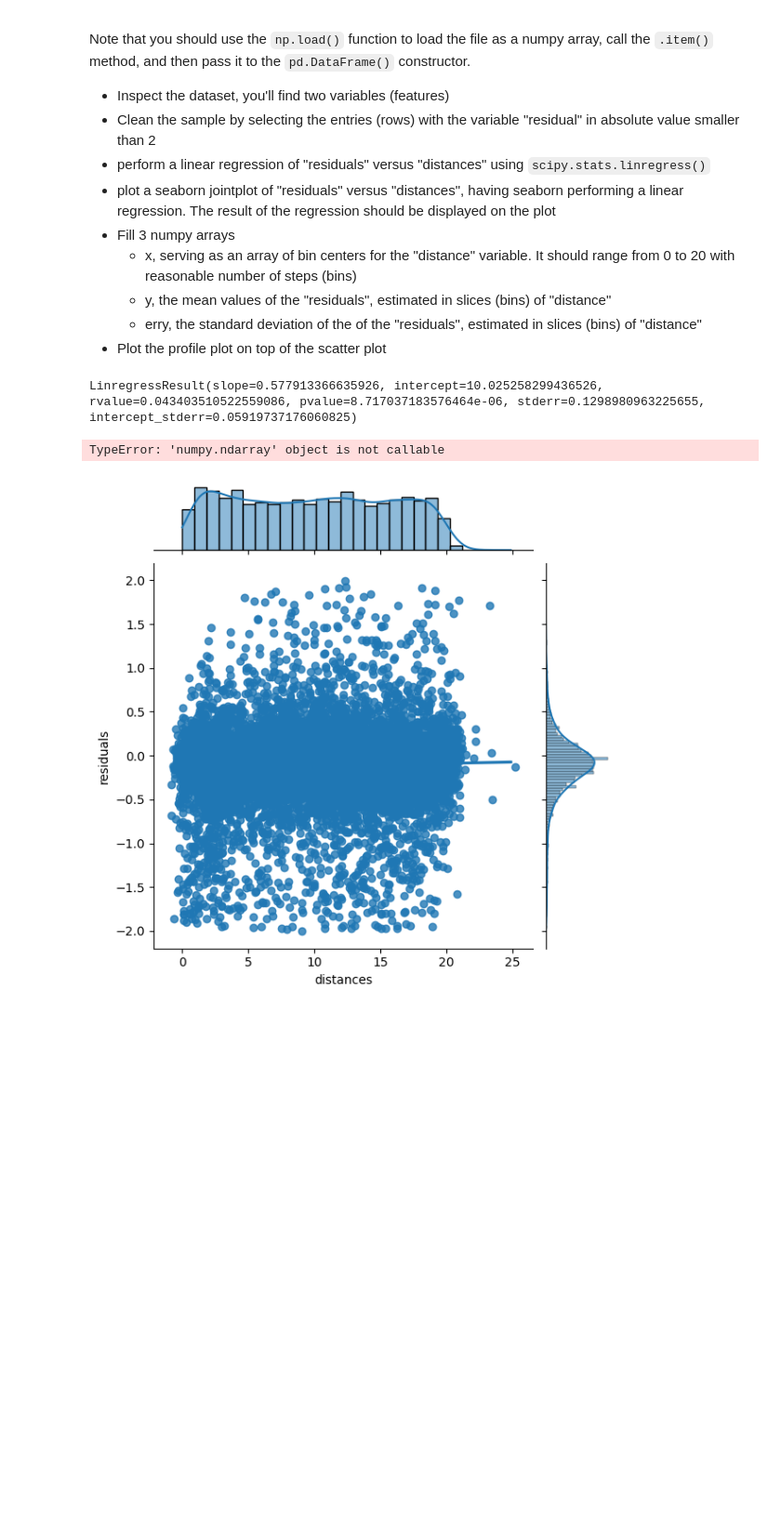
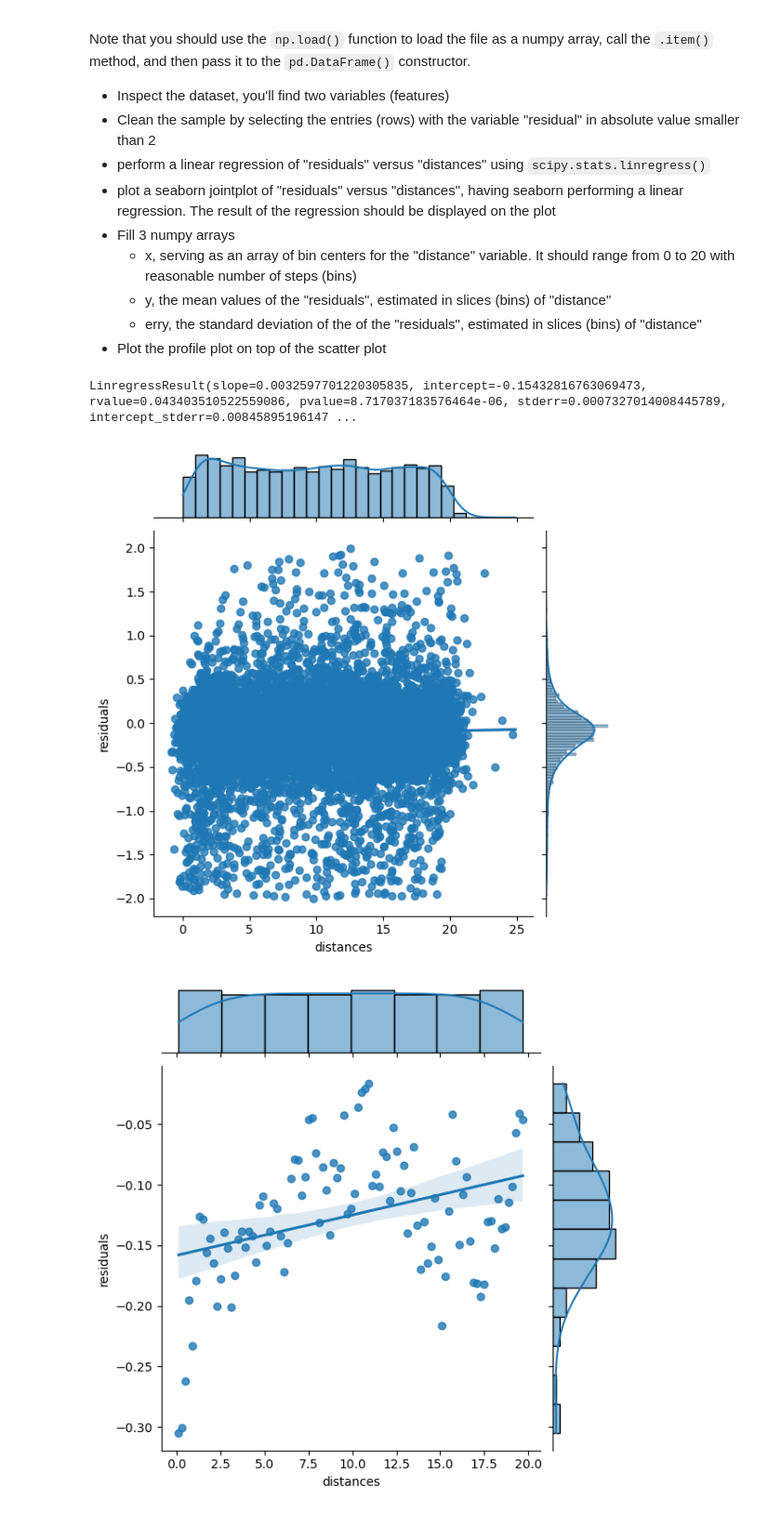
Before and after one commit to LeoPi314/LaboratoryOfComputationalPhysics_Y7, a Jupyter notebook: 07ex_Visualization.ipynb, the cells around one changed output. Shown at 93% size. Saved outputs shown, nothing was run; the diff lists cells and outputs as text; code cells hidden in the pictures; blank space fills up the shorter version.

```diff
--- a/07ex_Visualization.ipynb
+++ b/07ex_Visualization.ipynb
@@ -174,22 +174,53 @@ Note that you should use the `np.load()` function to load the file as a numpy ar
   * y, the mean values of the "residuals", estimated in slices (bins) of "distance"
   * erry, the standard deviation of the  of the "residuals", estimated in slices (bins) of "distance"
 * Plot the profile plot on top of the scatter plot
-# %%
-df_261 = pd.DataFrame(np.load('residuals_261.npy', allow_pickle=True).item())
-cleared = df_261[np.abs(df_261['residuals']) < 2]
-#cleared
-parameters = sps.linregress(cleared['residuals'], cleared['distances'])
-print(parameters)
-import seaborn as sns
-sns.jointplot(x="distances", y="residuals", x_jitter= 1.0, data=cleared, kind='reg')
-# last two points
-min_b= 0.0
-max_b= 20.0
-n_bin = 200
-b_width = 2.0*n_bin
-x = np.arange(min_b, max_b, n_bin) + (max_b -min_b)/b_width
-y = np.array([ np.sum( cleared[clear['distances'] > ([i] - b_width)][clear['distances'] < ([i] + b_width)]['distances']) for i in range(n_bin)])
-# %% [output]
-LinregressResult(slope=0.577913366635926, intercept=10.025258299436526, rvalue=0.043403510522559086, pvalue=8.717037183576464e-06, stderr=0.1298980963225655, intercept_stderr=0.05919737176060825)
-TypeError: 'numpy.ndarray' object is not callable
-[figure, removed]
+# %%
+df_261 = pd.DataFrame(np.load('residuals_261.npy', allow_pickle=True).item())
+cleared = df_261[np.abs(df_261['residuals']) < 2]
+#cleared
+parameters = sps.linregress(cleared['distances'], cleared['residuals'])
+print(parameters)
+import seaborn as sns
+sns.jointplot(x="distances", y="residuals", x_jitter= 1.0, data=cleared, kind='reg')
+# last two points
+min_b= 0.0
+max_b= 20.0
+n_bin = 100
+b_width = (max_b -min_b)/(n_bin)
+x = np.arange(min_b, max_b, b_width)
+x_centroid = x[0:-1:] + b_width/2.0
+y = np.array([ np.mean( cleared[(cleared['distances'] > (x[i] - b_width)) * (cleared['distances'] < (x[i] + b_width))]['residuals'] ) for i in range(n_bin-1) ])
+erry = np.array([ np.std( cleared[(cleared['distances'] > (x[i] - b_width)) * (cleared['distances'] < (x[i] + b_width))]['residuals'] ) for i in range(n_bin-1) ])
+x_bins = np.array([ ( cleared[(cleared['distances'] > (x[i] - b_width)) * (cleared['distances'] < (x[i] + b_width))]['distances'] ).shape[0] for i in range(n_bin-1) ])
+if ( not np.all(x_bins) ) : print( 'There are empty bins')
+
+# profile plot of the scatter plot (?)
+plot_data= pd.DataFrame(zip(x_centroid, y, erry), columns=['distances','residuals','std'], index=np.arange(1, n_bin))
+# g = sns.jointplot( data=plot_data , x='distances', y='residuals', weights='std', kind="reg")
+g = sns.jointplot( data=plot_data , x='distances', y='residuals', kind="reg")
+fig, ax1= plt.subplots(nrows=1, ncols=1, figsize=(16,9))
+ax1.errorbar( x_centroid, y, erry, label='binning', alpha=0.85, color='black', ecolor='gray', elinewidth=0.7, fmt='o', markersize=2.)
+# linreg line
+ax1.plot( x_centroid, (x_centroid*(parameters.slope) + (parameters.intercept)), label= 'original_linreg', alpha=0.75, color='red', linewidth=0.8)
+par = sps.linregress(x_centroid, y)
+ax1.plot( x_centroid, (x_centroid*(par.slope) + (par.intercept)), label= 'bin_linreg', alpha=0.75, color='blue', linewidth=0.8)
+
+# labels and co.
+ax1.set_title('Distances and residuals')
+ax1.legend(loc=(0.9, 0.9))
+ax1.set_xlabel('distances')
+ax1.set_ylabel('residuals')
+
+# some fancy parameter science
+ax1.xaxis.set_major_locator(MultipleLocator(2.000))
+ax1.xaxis.set_minor_locator(AutoMinorLocator(4))
+ax1.yaxis.set_major_locator(MultipleLocator(0.1000))
+ax1.yaxis.set_minor_locator(AutoMinorLocator(4))
+ax1.tick_params(which='major', width=1.0)
+ax1.tick_params(which='major', length=10)
+ax1.tick_params(which='minor', width=1.0, labelsize=10)
+ax1.tick_params(which='minor', length=5, labelsize=10, labelcolor='0.25')
+# %% [output]
+LinregressResult(slope=0.0032597701220305835, intercept=-0.15432816763069473, rvalue=0.043403510522559086, pvalue=8.717037183576464e-06, stderr=0.0007327014008445789, intercept_stderr=0.00845895196147 ...
+[figure, added]
+[figure, added]
```
Also changed, not shown: parts of 1 cell of this notebook.
